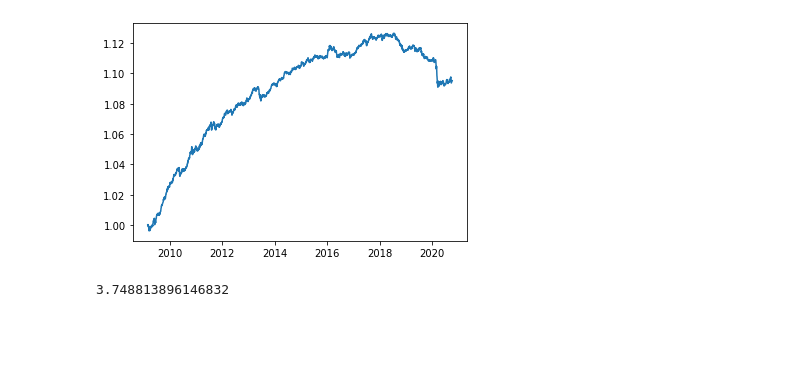
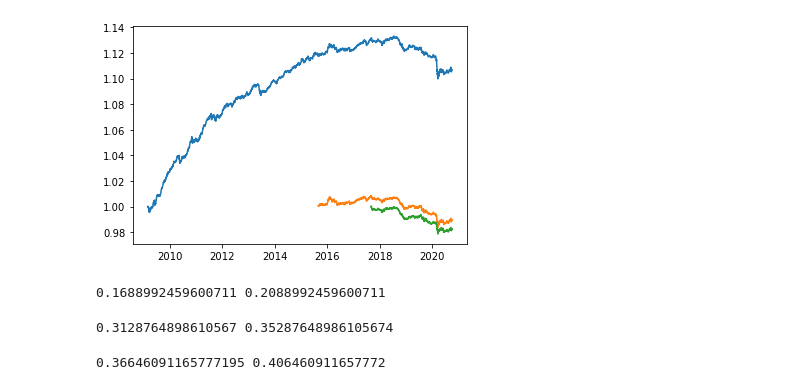
Before and after one commit to shenyifan17/combine_strategies, a Jupyter notebook: optimise.ipynb, the cells around one changed output. Cells and saved outputs as stored; diff of their text form; code cells hidden in the pictures; blank space fills up the shorter version.

```diff
--- a/optimise.ipynb
+++ b/optimise.ipynb
@@ -25,0 +56,17 @@ result = {}
+# %%
+settings_ = [
+            ('2009-01-01', 0.12, 0.08, ['equity_trend', 'fx_value', 'commodity_volatility_carry'], 'sharpe_ratio'),
+            ('2015-09-01', 0.12, 0.08, ['equity_trend', 'fx_value', 'commodity_volatility_carry'], 'sharpe_ratio'),
+            ('2017-09-01', 0.12, 0.08, ['equity_trend', 'fx_value', 'commodity_volatility_carry'], 'sharpe_ratio')
+           ]
+
+result_ = {}
+
+for i, config in enumerate(settings_):
+    print(config)
+    result_[i] = portfolio_optimisation(df_return,
+                                            cutoff_date=config[0],
+                                            upper_bound=config[1],
+                                            lower_bound=config[2],
+                                            drop_strategy=config[3],
+                                            target=config[4])
@@ -26,10 +78,19 @@ result = {}
 # %%
 %%time
-for config in settings:
+settings = [
+            ('2009-01-01', 1, 0, ['equity_trend', 'fx_value', 'commodity_volatility_carry'], 'diversification_ratio'),
+            ('2015-09-01', 1, 0, ['equity_trend', 'fx_value', 'commodity_volatility_carry'], 'diversification_ratio'),
+            ('2017-09-01', 1, 0, ['equity_trend', 'fx_value', 'commodity_volatility_carry'], 'diversification_ratio')
+           ]
+
+result = {}
+
+for i, config in enumerate(settings):
     print(config)
-    result[config] = portfolio_optimisation(df_return,
+    result[i] = portfolio_optimisation(df_return,
                                             cutoff_date=config[0],
                                             upper_bound=config[1],
-                                            drop_strategy=config[2],
-                                            target=config[3])
+                                            lower_bound=config[2],
+                                            drop_strategy=config[3],
+                                            target=config[4])
 # %% [output]
@@ -38,8 +102,16 @@ Wall time: 33.3 s
-[figure, old version]
+[figure, new version]
-# %%
-result[config]['diversification_ratio']
-# %% [output]
-3.748813896146832
+# %%
+print(result[0]['weights'].max() - 0.02, result[0]['weights'].max() + 0.02)
+# %% [output]
+0.1688992459600711 0.2088992459600711
+# %%
+print(result[1]['weights'].max() - 0.02, result[1]['weights'].max() + 0.02)
+# %% [output]
+0.3128764898610567 0.35287648986105674
+# %%
+print(result[2]['weights'].max() - 0.02, result[2]['weights'].max() + 0.02)
+# %% [output]
+0.36646091165777195 0.406460911657772
 # %%
 from PortfolioPerformance import *
 return_compoent = result[config]['df_return'].set_index('Date').fillna(0)
```
Also changed, not shown: parts of 20 cells of this notebook.
